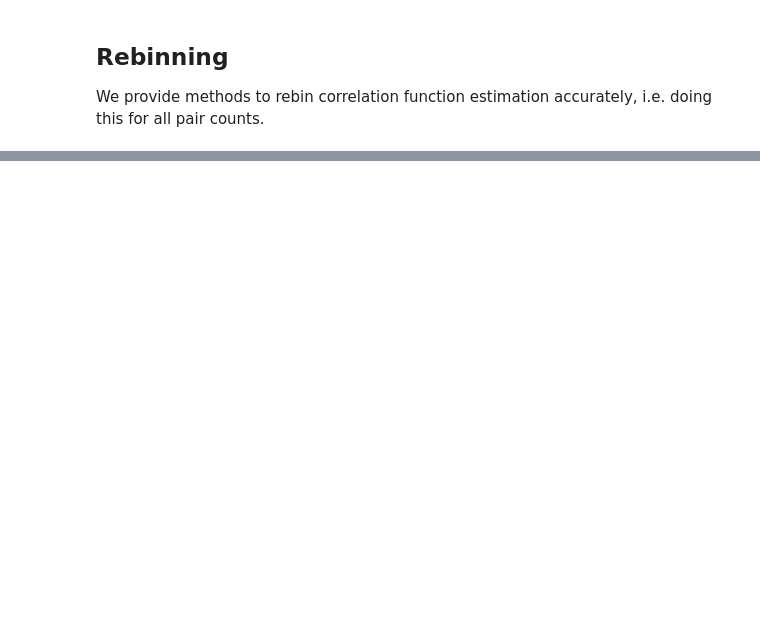
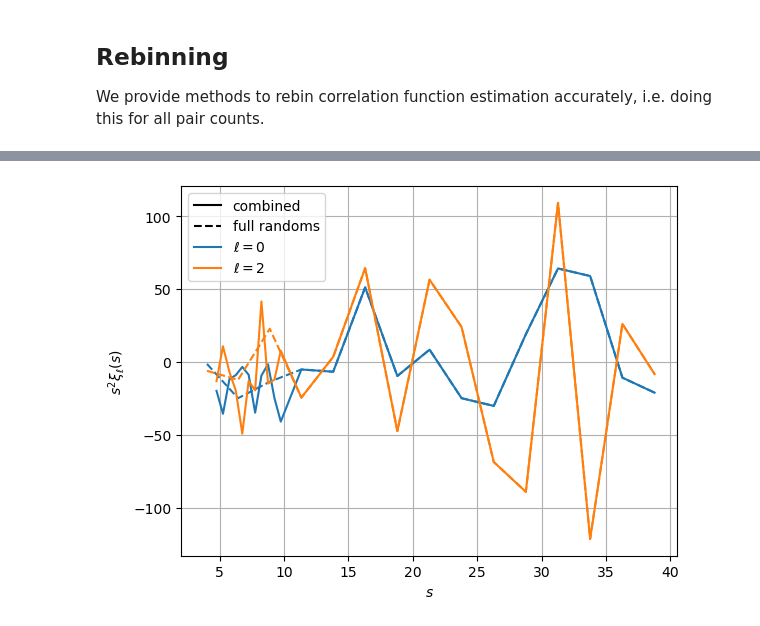
Before and after one commit to cosmodesi/pycorr, a Jupyter notebook: nb/basic_examples.ipynb, the cells around one changed output, grey strips where cells are left out. Drawn from its saved outputs; the diff is of its cells as text; code cells hidden in the pictures; blank space fills up the shorter version.

Commit message:
adding sum() and concatenate_x()

```diff
--- a/nb/basic_examples.ipynb
+++ b/nb/basic_examples.ipynb
@@ -393,0 +482,8 @@ After selection sep in [2.0, 10.0], mu in [0.020000000000000018, 0.5].
+# %%
+randoms_positions1, randoms_weights1 = generate_catalogs(size=100000, seed=43)[0] # increased density
+# Here we also change the bin size; on could even opt e.g. for log binning
+edges = (np.linspace(0., 10., 21), np.linspace(-1., 1., 201))
+small = TwoPointCorrelationFunction('smu', edges, data_positions1=data_positions1, data_weights1=data_weights1,
+                                    randoms_positions1=randoms_positions1, randoms_weights1=randoms_weights1,
+                                    los='midpoint', engine='corrfunc', position_type='xyz', nthreads=4)
+combined = small.concatenate_x(small, ref)
@@ -393,0 +495,20 @@ After selection sep in [2.0, 10.0], mu in [0.020000000000000018, 0.5].
+# %%
+ells = (0, 2)
+ax = plt.gca()
+ax.plot([], [], linestyle='-', color='k', label='combined')
+ax.plot([], [], linestyle='--', color='k', label='full randoms')
+for ill, ell in enumerate(ells):
+    s, xiell = combined(ells=ell)
+    mask = s < 40.
+    ax.plot(s[mask], s[mask]**2*xiell[mask], color='C{:d}'.format(ill), linestyle='-', label='$\ell = {:d}$'.format(ell))
+    s, xiell = ref(ells=ell)
+    mask = s < 40.
+    ax.plot(s[mask], s[mask]**2*xiell[mask], color='C{:d}'.format(ill), linestyle='--', label=None)
+ax.legend()
+ax.set_xlabel('$s$')
+ax.set_ylabel(r'$s^{2}\xi_{\ell}(s)$')
+ax.grid(True)
+ax.legend()
+plt.show()
+# %% [output]
+[figure, added]
```
Also changed, not shown: parts of 18 cells of this notebook, 6 other files.
